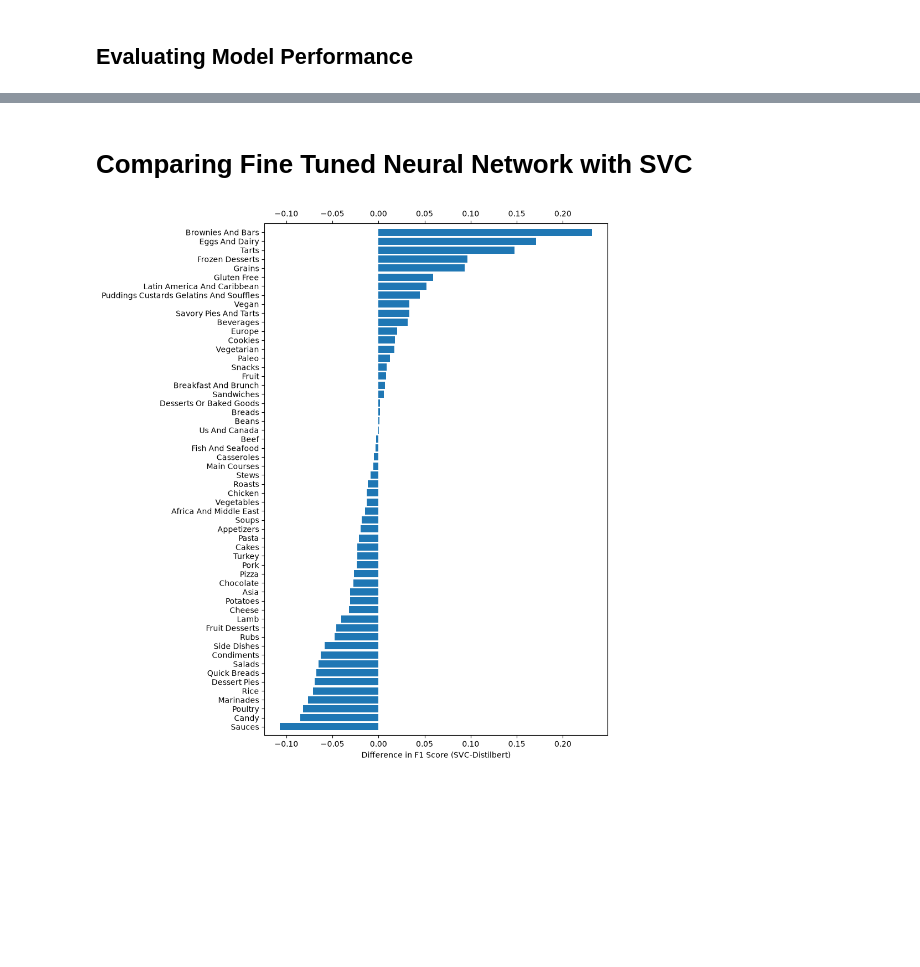
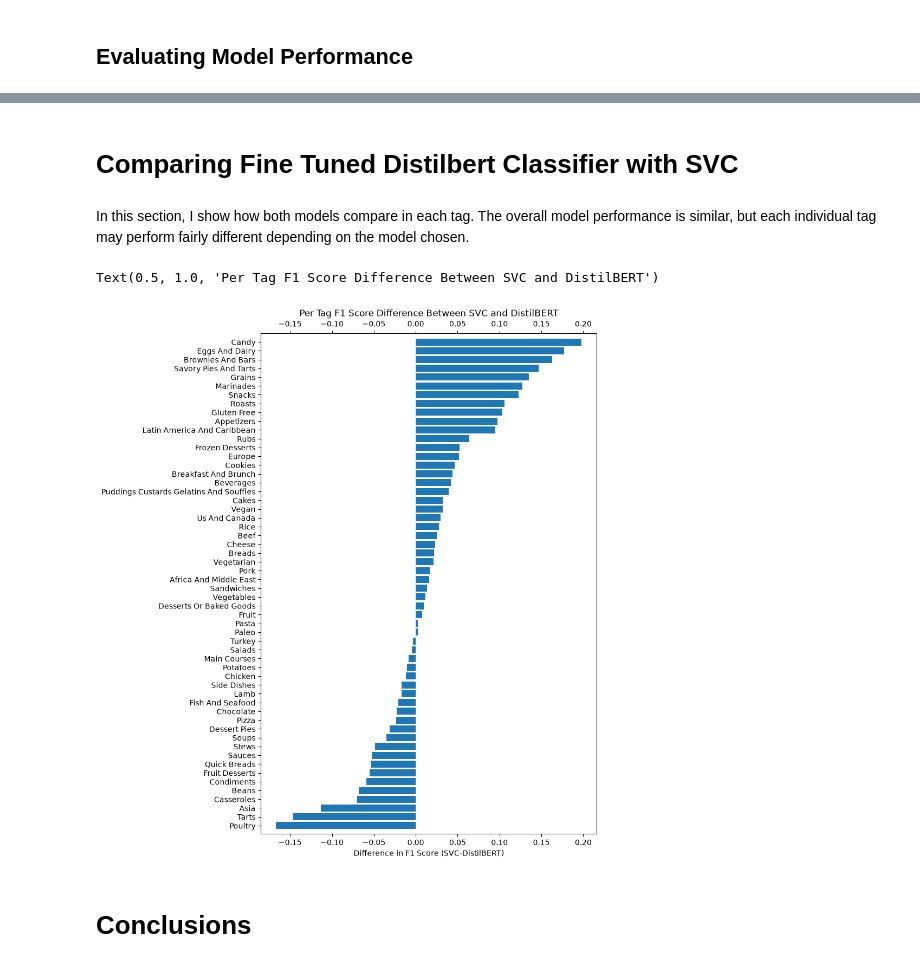
Before and after one commit to rdavidm42/Recipe-Classifier, a Jupyter notebook: Categorizing_Recipes.ipynb, the cells around one changed output, grey strips where cells are left out. Cells and saved outputs as stored; diff of their text form; code cells hidden in the pictures; blank space fills up the shorter version.

Commit message:
Updated the model for distilbert, reformatted several sections in notebook.

```diff
--- a/Categorizing_Recipes.ipynb
+++ b/Categorizing_Recipes.ipynb
@@ -244,5 +303,0 @@ samples avg                               0.848743  0.679127  0.726993   8417.0
-# %%
-model = make_pipeline(vectorizer,MultiOutputClassifier(RandomForestClassifier(n_estimators=100,n_jobs=-1)))
-model.fit(X_train, y_train_binarized)
-predicted_labels = model.predict(X_test)
-print(skm.precision_recall_fscore_support(y_test_binarized,predicted_labels,average='micro'))
@@ -409,12 +351,13 @@ num_labels = len(y_train_binarized[0])
 # %% [markdown]
 ## Creating Datasets
 # %%
-MODEL_NAME_OR_PATH = "distilbert-base-uncased"
+model_name = "distilbert-base-uncased"
+# Applying tokenizer to the model
+tokenizer = AutoTokenizer.from_pretrained(model_name, use_fast=True)
+train_tokenized = tokenizer(list(X_train),truncation=True,max_length=512)
+val_tokenized = tokenizer(list(X_test),truncation=True,max_length=512)
 
-tokenizer = AutoTokenizer.from_pretrained(MODEL_NAME_OR_PATH, use_fast=True)
-train_tokenized = tokenizer(list(X_train),padding=True,truncation=True,max_length=512)
-val_tokenized = tokenizer(list(X_test),padding=True,truncation=True,max_length=512)
-
+# Creating dictionaries of data from the tokenized features and the lables
 train_dict = {
     "input_ids": train_tokenized["input_ids"],
     "attention_mask": train_tokenized["attention_mask"],
@@ -427,13 +370,14 @@ test_dict = {
     "labels": y_test_binarized.tolist(),
 }
 
+# Creating HuggingFace datasets from the above dictionaries
 train_dataset = Dataset.from_dict(train_dict)
 val_dataset = Dataset.from_dict(test_dict)
 
-from datasets import Sequence, Value
-
+# Converting labels from ints to floats, makes them compatible with BCEWithLogitsLoss
 train_dataset = train_dataset.cast_column("labels", Sequence(Value("float32")))
 val_dataset = val_dataset.cast_column("labels", Sequence(Value("float32")))
 
+# Define a data collator, allows for dynamic padding
 collator = DataCollatorWithPadding(tokenizer)
 # %% [markdown]
@@ -659,2 +570,2 @@ samples avg                               0.848165  0.752112  0.773544   8430.0
 # %% [markdown]
-# Comparing Fine Tuned Neural Network with SVC
+# Comparing Fine Tuned Distilbert Classifier with SVC
@@ -678,10 +572,33 @@ decision_scores = np.array([clf.decision_function(vectorizer.transform(X_test))
+# %% [markdown]
+In this section, I show how both models compare in each tag. The overall model performance is similar, but each individual tag may perform fairly different depending on the model chosen.
+# %%
+
+from joblib import load
+
+# Load the SVC model
+
+with open("svc_recipes.pkl", "rb") as f:
+    model = load(f)
+
+predicted_labels_svc = model.predict(X_test)
+classification_table_svc = pd.DataFrame(
+    skm.classification_report(
+        y_test_binarized,
+        predicted_labels_svc,
+        output_dict=True,
+        zero_division=0)
+).rename(columns=renaming_classes).transpose()
 # %%
 fig, ax = plt.subplots(figsize=(8, 12))
 delta_f1 = (((classification_table_svc-classification_table))[:-4]).sort_values(by='f1-score')['f1-score']
 tags = delta_f1.index.str.replace('-',' ').str.title()
 ax.barh(tags,delta_f1)
 ax.margins(y=.01)
 ax.tick_params(top=True, labeltop=True, bottom=True, labelbottom=True)
-ax.set_xlabel('Difference in F1 Score (SVC-Distilbert)');
+ax.set_xlabel('Difference in F1 Score (SVC-DistilBERT)')
+ax.set_title('Per Tag F1 Score Difference Between SVC and DistilBERT')
 # %% [output]
+Text(0.5, 1.0, 'Per Tag F1 Score Difference Between SVC and DistilBERT')
-[figure, old version]
+[figure, new version]
+# %% [markdown]
+# Conclusions
```
Also changed, not shown: parts of 69 cells of this notebook, 24 other files.
